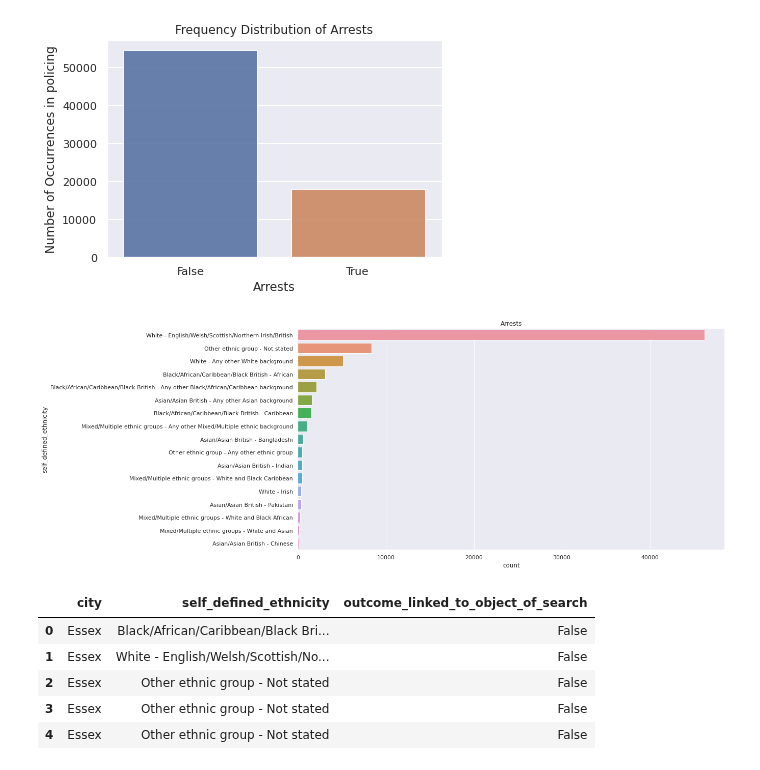
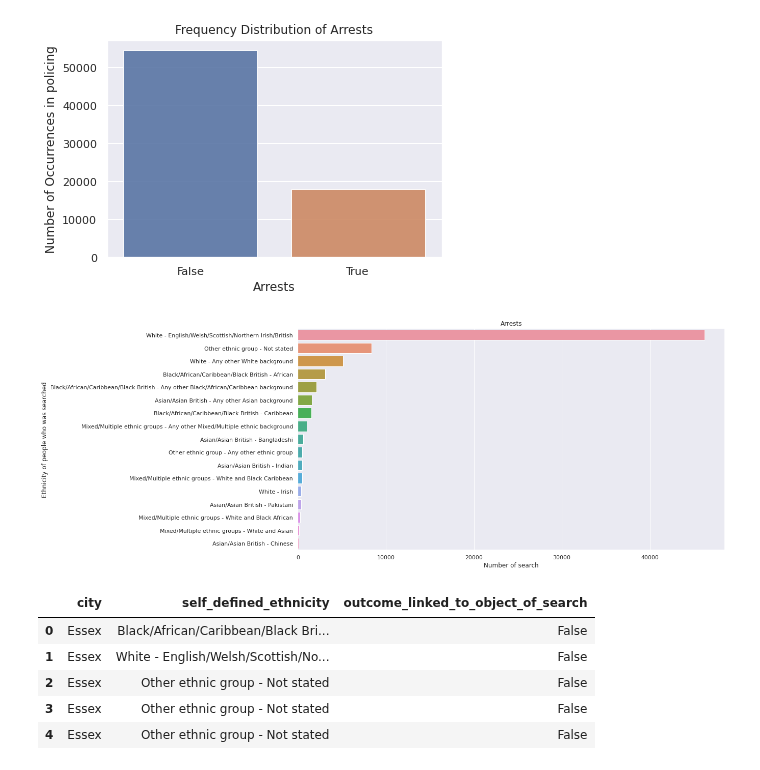
Before and after one commit to ah20776/CE888---Assignment, a Jupyter notebook: Ethnicity in UK Policing/newbias.ipynb, the cells around one changed output. Saved outputs shown, nothing was run; the diff lists cells and outputs as text; code cells hidden in the pictures.

```diff
--- a/Ethnicity in UK Policing/newbias.ipynb
+++ b/Ethnicity in UK Policing/newbias.ipynb
@@ -411,11 +408,13 @@ plt.show()
 # %%
 plt.figure(figsize=(15, 8))
 ax = sns.countplot(y='self_defined_ethnicity', data=data,
                    order = data.self_defined_ethnicity.value_counts().iloc[:20].index)
 plt.title('Arrests')
+plt.ylabel('Ethnicity of people who was searched', fontsize=12)
+plt.xlabel('Number of search', fontsize=12)
 plt.show()
 # %% [output]
-[figure, old version]
+[figure, new version]
 # %%
 one = data[['city','self_defined_ethnicity','outcome_linked_to_object_of_search']]
 one.head()
```
Also changed, not shown: parts of 2 cells of this notebook.
